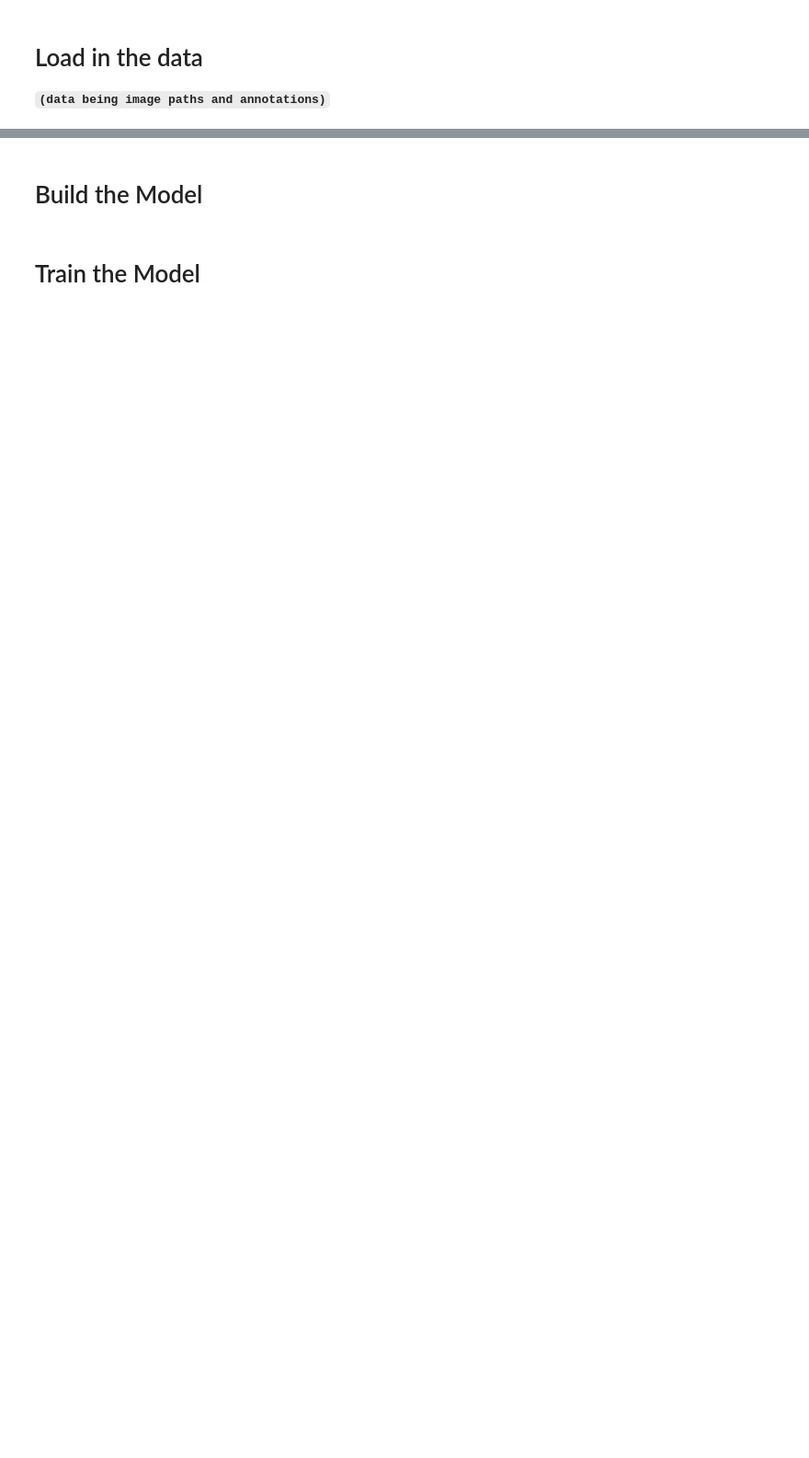
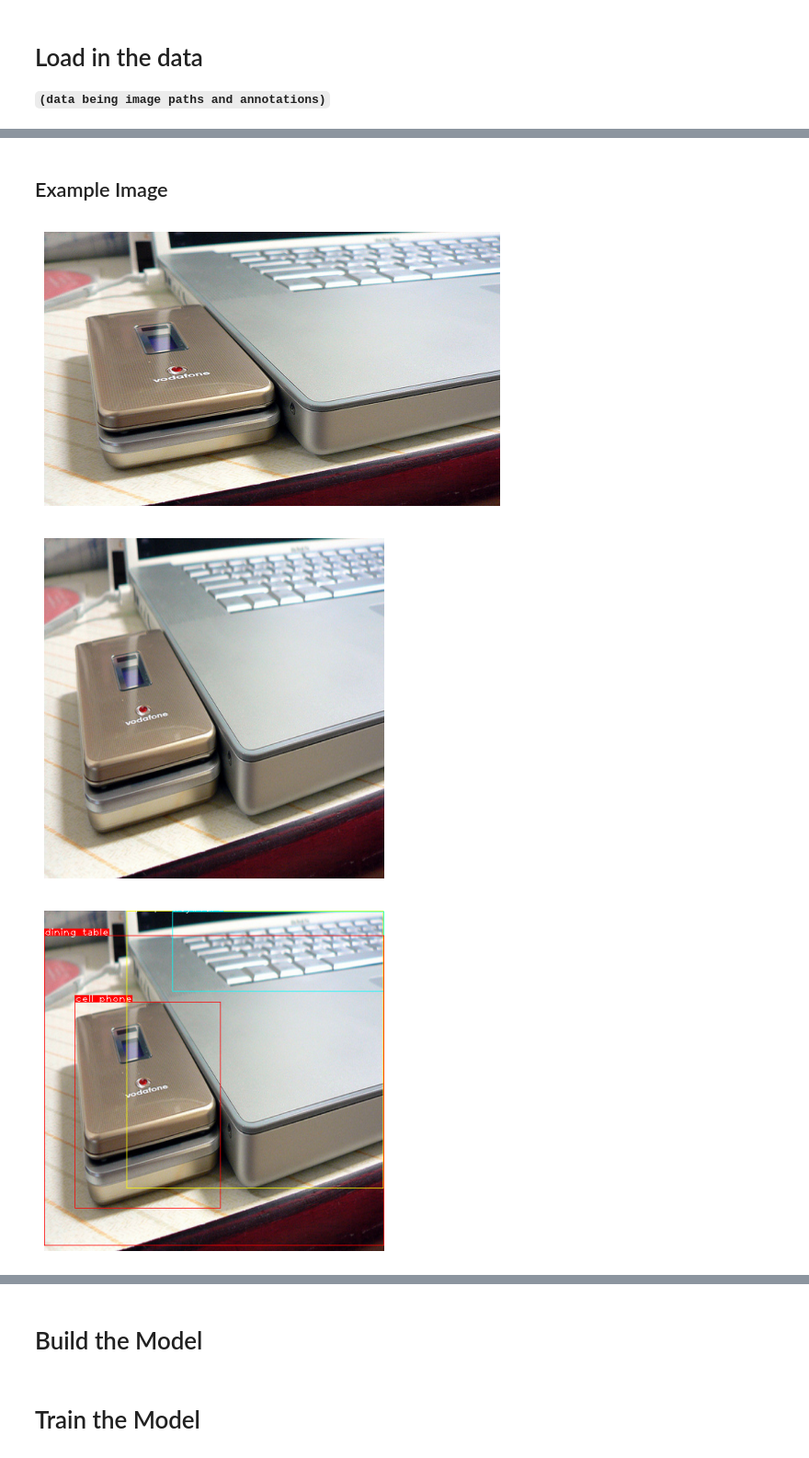
Before and after one commit to FaceInCake/4740_Project_GCN, a Jupyter notebook: Main.ipynb, the cells around one changed output, grey strips where cells are left out. Shown at 92% size. Drawn from its saved outputs; the diff is of its cells as text; code cells hidden in the pictures; blank space fills up the shorter version.

```diff
--- a/Main.ipynb
+++ b/Main.ipynb
@@ -55,0 +226,41 @@ xy_val = tf.data.Dataset.from_generator((
+# %% [markdown]
+## Example Image
+# %%
+# Super pixel generation example
+
+from Processing import img_to_superpixels
+from skimage.segmentation import mark_boundaries
+
+rand_id = choice(list(imageList_val.keys()))
+rand_img = process_image("Data/val2017/"+imageList_val[rand_id].fileName)
+
+labels = img_to_superpixels(rand_img, 512)
+mask = mark_boundaries(rand_img, labels)
+
+# fig, (ax1, ax2, ax3, ax4) = plt.subplots(ncols=4)
+plt.imshow(cvtColor(
+    imread("Data/val2017/"+imageList_val[rand_id].fileName, IMREAD_COLOR),
+    COLOR_BGR2RGB
+))
+plt.axis('off')
+plt.show()
+
+plt.imshow(rand_img)
+plt.axis('off')
+plt.show()
+
+plt.imshow(reduce( # Show image with object bboxes
+    draw_obj,
+    [o for o in objectList_val.values() if o.image.id == rand_id],
+    rand_img
+))
+plt.axis('off')
+plt.show()
+
+plt.imshow(mask)
+plt.axis('off')
+plt.show()
+# %% [output]
+[figure, added]
+[figure, added]
+[figure, added]
```
Also changed, not shown: parts of 13 cells of this notebook, 5 other files.
